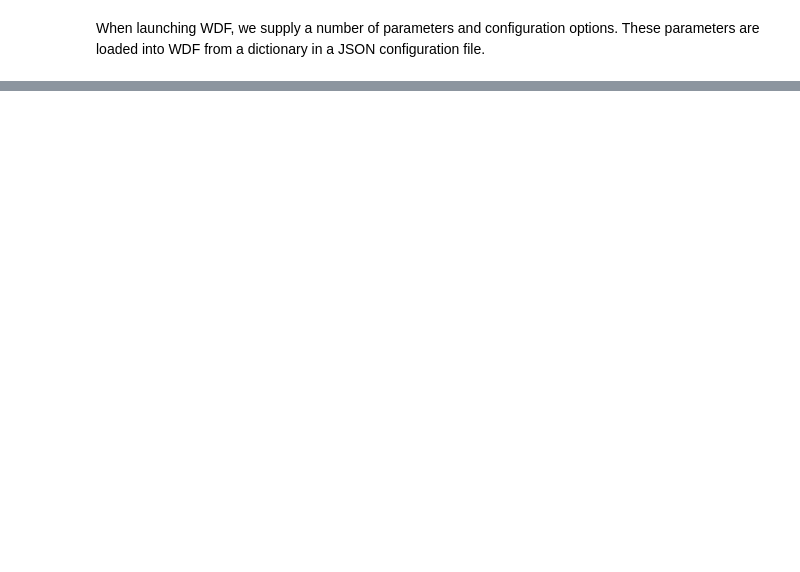
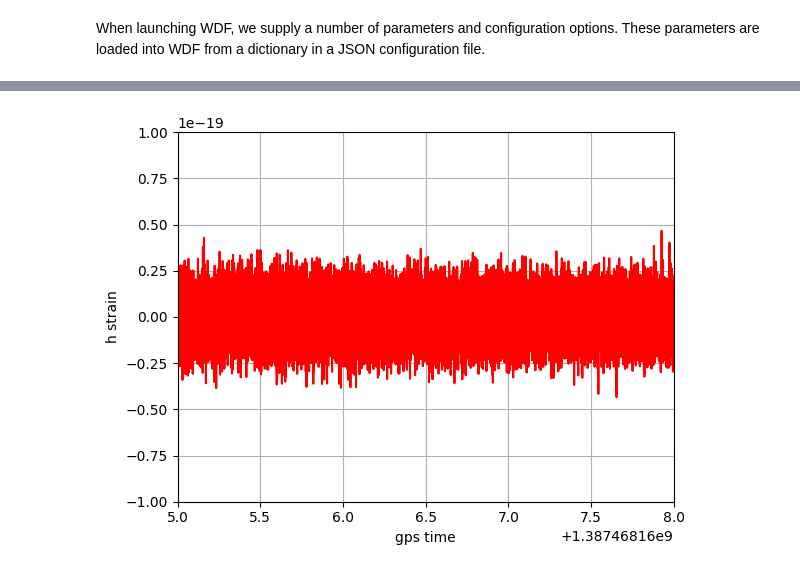
Before and after one commit to GravitationalWaveSurfer/GlitchClassification, a Jupyter notebook: notebooks/wdf_demo.ipynb, the cells around one changed output, grey strips where cells are left out. Saved outputs shown, nothing was run; the diff lists cells and outputs as text; code cells hidden in the pictures; blank space fills up the shorter version.

```diff
--- a/notebooks/wdf_demo.ipynb
+++ b/notebooks/wdf_demo.ipynb
@@ -81,0 +139,2 @@ print(filejson)
+# %%
+whiten = Whitening(par.ARorder)
@@ -81,0 +152,12 @@ print(filejson)
+# %%
+par.sigma = whiten.GetSigma()
+dataw = SV()                     # whitened data
+whiten.Process(data, dataw)
+# %%
+import matplotlib
+matplotlib.rcParams['agg.path.chunksize']=10000
+
+plot_SV(dataw, colour='r'), plt.xlabel('gps time'), plt.ylabel('h strain'),
+plt.xlim(par.segments[0]+300+2,par.segments[0]+300+5), plt.ylim(-1e-19, 1e-19);
+# %% [output]
+[figure, added]
```
Also changed, not shown: parts of 12 cells of this notebook, 2 other files.
